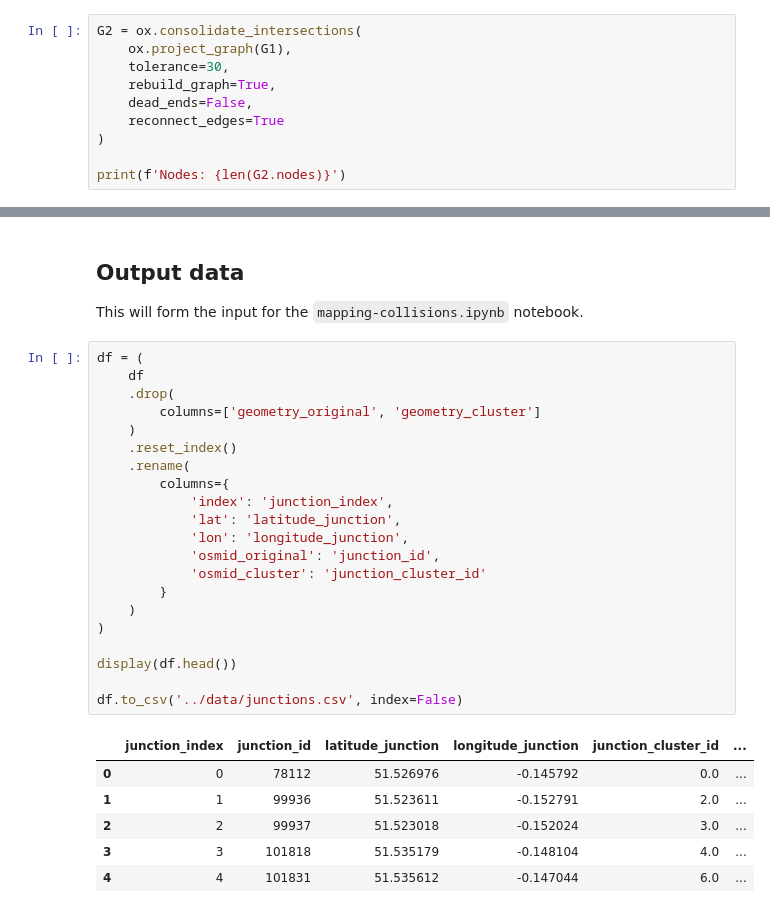
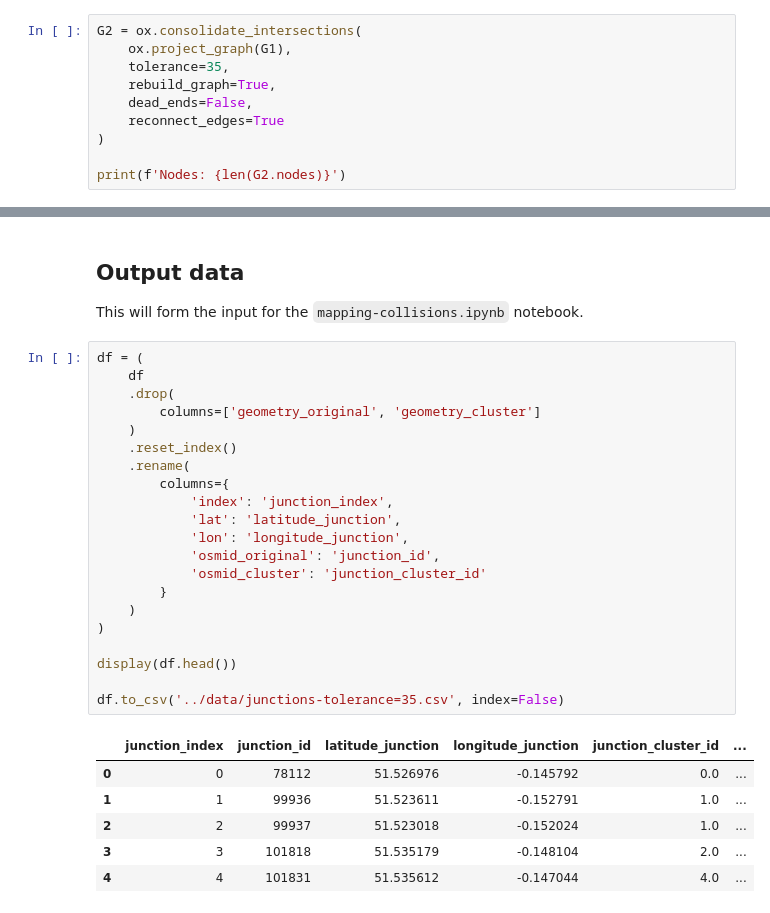
Before and after one commit to londoncyclingcampaign/lcc-dangerous-junctions, a Jupyter notebook: notebooks/junctions-graph.ipynb, the cells around one changed output, grey strips where cells are left out. Drawn from its saved outputs; the diff is of its cells as text.

```diff
--- a/notebooks/junctions-graph.ipynb
+++ b/notebooks/junctions-graph.ipynb
@@ -133,7 +133,7 @@ Use `consolidate_intersections`, with tolerance = 30m.
 # %%
 G2 = ox.consolidate_intersections(
     ox.project_graph(G1),
-    tolerance=30,
+    tolerance=35,
     rebuild_graph=True,
     dead_ends=False,
     reconnect_edges=True
@@ -285,28 +285,28 @@ This will form the input for the `mapping-collisions.ipynb` notebook.
 # %%
 df = (
     df
     .drop(
         columns=['geometry_original', 'geometry_cluster']
     )
     .reset_index()
     .rename(
         columns={
             'index': 'junction_index',
             'lat': 'latitude_junction',
             'lon': 'longitude_junction',
             'osmid_original': 'junction_id',
             'osmid_cluster': 'junction_cluster_id'
         }
     )
 )
 
 display(df.head())
 
-df.to_csv('../data/junctions.csv', index=False)
+df.to_csv('../data/junctions-tolerance=35.csv', index=False)
 # %% [output]
 |  | junction_index | junction_id | latitude_junction | longitude_junction | junction_cluster_id | ... |
 | 0 | 0 | 78112 | 51.526976 | -0.145792 | 0.0 | ... |
-| 1 | 1 | 99936 | 51.523611 | -0.152791 | 2.0 | ... |
-| 2 | 2 | 99937 | 51.523018 | -0.152024 | 3.0 | ... |
-| 3 | 3 | 101818 | 51.535179 | -0.148104 | 4.0 | ... |
-| 4 | 4 | 101831 | 51.535612 | -0.147044 | 6.0 | ... |
+| 1 | 1 | 99936 | 51.523611 | -0.152791 | 1.0 | ... |
+| 2 | 2 | 99937 | 51.523018 | -0.152024 | 1.0 | ... |
+| 3 | 3 | 101818 | 51.535179 | -0.148104 | 2.0 | ... |
+| 4 | 4 | 101831 | 51.535612 | -0.147044 | 4.0 | ... |
```
Also changed, not shown: parts of 5 cells of this notebook, 4 other files.
